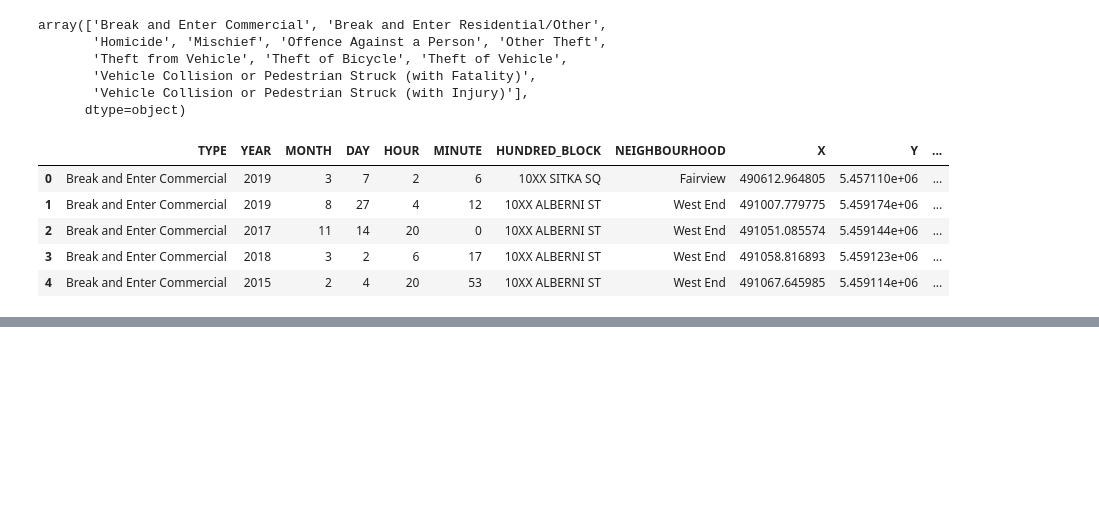
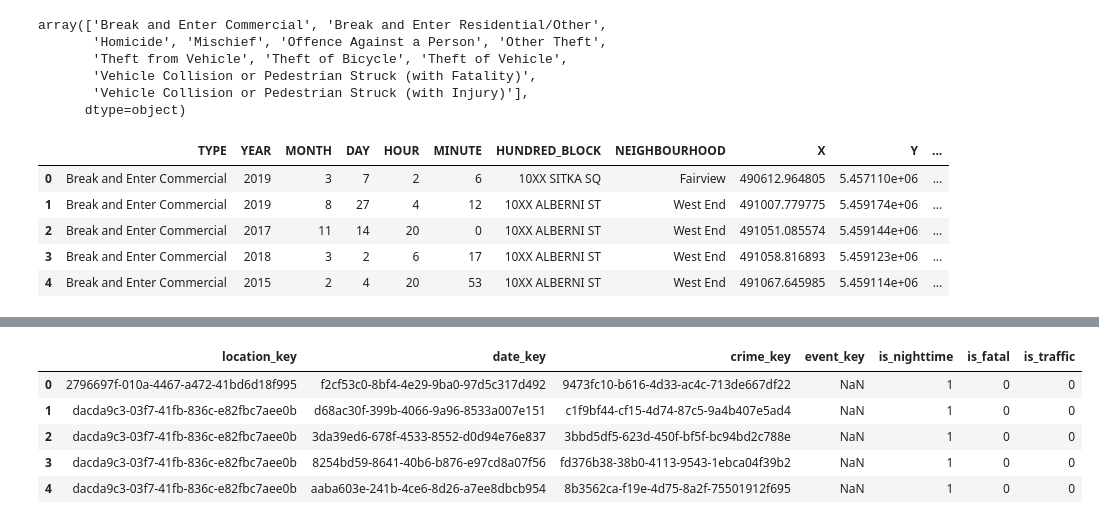
Before and after one commit to ZarifS/crime-stats, a Jupyter notebook: vancouver-datasets/vancouver_fact_table.ipynb, the cells around one changed output, grey strips where cells are left out. Drawn from its saved outputs; the diff is of its cells as text; code cells hidden in the pictures; blank space fills up the shorter version.

```diff
--- a/vancouver-datasets/vancouver_fact_table.ipynb
+++ b/vancouver-datasets/vancouver_fact_table.ipynb
@@ -187,3 +232,17 @@ new_van_data.head(5)
+# %%
+#reorder columns properly
+cols = new_van_data.columns.tolist()
+new_cols = cols[0:2] + [cols[3]] + [cols[2]] + cols[4:]
+new_van_data = new_van_data[new_cols]
+
+new_van_data.head(5)
+# %% [output]
+|  | location_key | date_key | crime_key | event_key | is_nighttime | is_fatal | is_traffic |
+| 0 | 2796697f-010a-4467-a472-41bd6d18f995 | f2cf53c0-8bf4-4e29-9ba0-97d5c317d492 | 9473fc10-b616-4d33-ac4c-713de667df22 | NaN | 1 | 0 | 0 |
+| 1 | dacda9c3-03f7-41fb-836c-e82fbc7aee0b | d68ac30f-399b-4066-9a96-8533a007e151 | c1f9bf44-cf15-4d74-87c5-9a4b407e5ad4 | NaN | 1 | 0 | 0 |
+| 2 | dacda9c3-03f7-41fb-836c-e82fbc7aee0b | 3da39ed6-678f-4533-8552-d0d94e76e837 | 3bbd5df5-623d-450f-bf5f-bc94bd2c788e | NaN | 1 | 0 | 0 |
+| 3 | dacda9c3-03f7-41fb-836c-e82fbc7aee0b | 8254bd59-8641-40b6-b876-e97cd8a07f56 | fd376b38-38b0-4113-9543-1ebca04f39b2 | NaN | 1 | 0 | 0 |
+| 4 | dacda9c3-03f7-41fb-836c-e82fbc7aee0b | aaba603e-241b-4ce6-8d26-a7ee8dbcb954 | 8b3562ca-f19e-4d75-8a2f-75501912f695 | NaN | 1 | 0 | 0 |
 # %%
 # Export to CSV
 new_van_data.to_csv('./vancouver_fact_table.csv', index=False)
```
Also changed, not shown: parts of 9 cells of this notebook, 7 other files.
